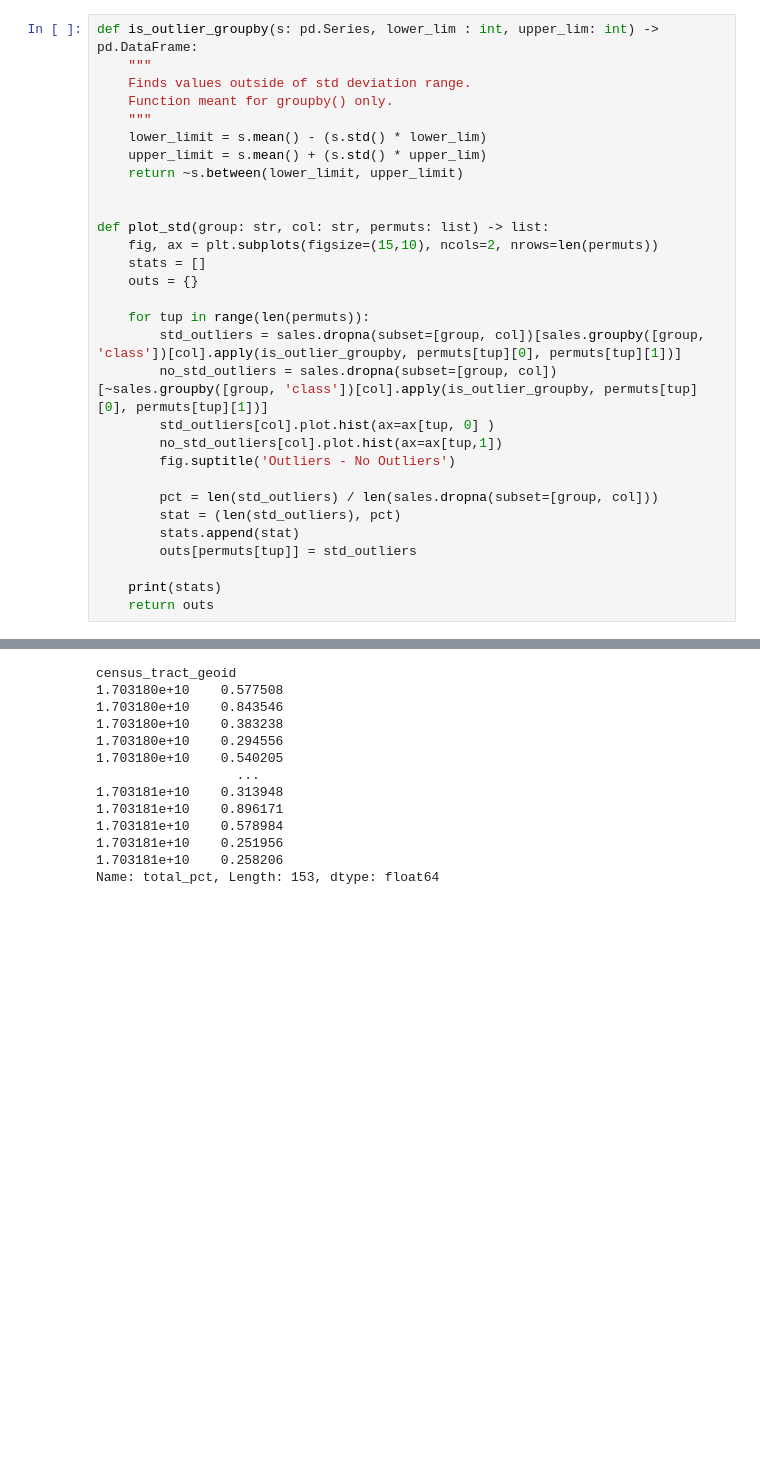
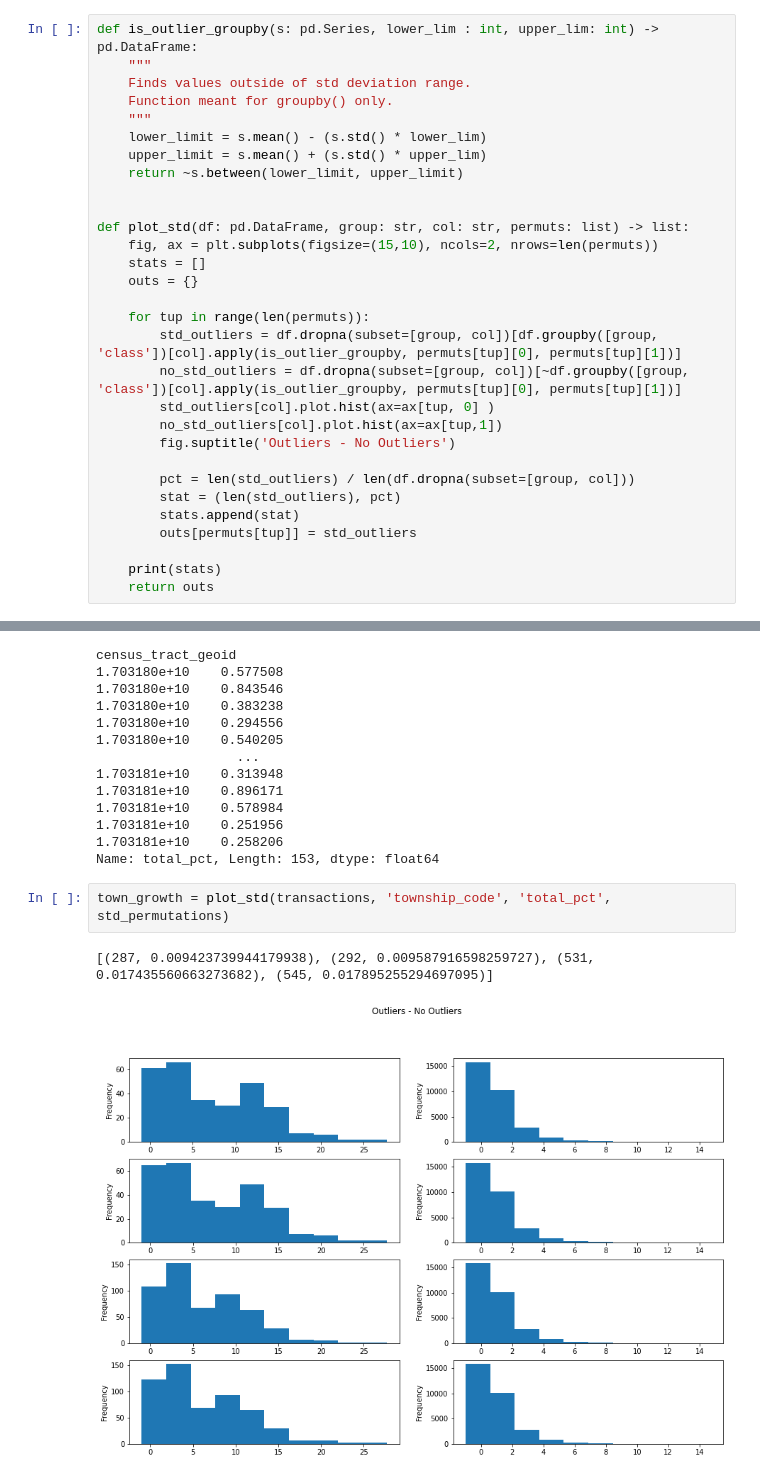
Before and after one commit to ccao-data/model-sales-val, a Jupyter notebook: explore.ipynb, the cells around one changed output, grey strips where cells are left out. Drawn from its saved outputs; the diff is of its cells as text; blank space fills up the shorter version.

Commit message:
generalize plot_std function further - plot growth

```diff
--- a/explore.ipynb
+++ b/explore.ipynb
@@ -59,19 +59,19 @@ def is_outlier_groupby(s: pd.Series, lower_lim : int, upper_lim: int) -> pd.Data
     return ~s.between(lower_limit, upper_limit)
 
 
-def plot_std(group: str, col: str, permuts: list) -> list:
+def plot_std(df: pd.DataFrame, group: str, col: str, permuts: list) -> list:
     fig, ax = plt.subplots(figsize=(15,10), ncols=2, nrows=len(permuts))
     stats = []
     outs = {}
 
     for tup in range(len(permuts)):
-        std_outliers = sales.dropna(subset=[group, col])[sales.groupby([group, 'class'])[col].apply(is_outlier_groupby, permuts[tup][0], permuts[tup][1])]
-        no_std_outliers = sales.dropna(subset=[group, col])[~sales.groupby([group, 'class'])[col].apply(is_outlier_groupby, permuts[tup][0], permuts[tup][1])]
+        std_outliers = df.dropna(subset=[group, col])[df.groupby([group, 'class'])[col].apply(is_outlier_groupby, permuts[tup][0], permuts[tup][1])]
+        no_std_outliers = df.dropna(subset=[group, col])[~df.groupby([group, 'class'])[col].apply(is_outlier_groupby, permuts[tup][0], permuts[tup][1])]
         std_outliers[col].plot.hist(ax=ax[tup, 0] )
         no_std_outliers[col].plot.hist(ax=ax[tup,1])
         fig.suptitle('Outliers - No Outliers')
 
-        pct = len(std_outliers) / len(sales.dropna(subset=[group, col]))
+        pct = len(std_outliers) / len(df.dropna(subset=[group, col]))
         stat = (len(std_outliers), pct)
         stats.append(stat)
         outs[permuts[tup]] = std_outliers
@@ -407,3 +407,8 @@ census_tract_geoid
 1.703181e+10    0.251956
 1.703181e+10    0.258206
 Name: total_pct, Length: 153, dtype: float64
+# %%
+town_growth = plot_std(transactions, 'township_code', 'total_pct', std_permutations)
+# %% [output]
+[(287, 0.009423739944179938), (292, 0.009587916598259727), (531, 0.017435560663273682), (545, 0.017895255294697095)]
+[figure, added]
```
Also changed, not shown: parts of 6 cells of this notebook.
